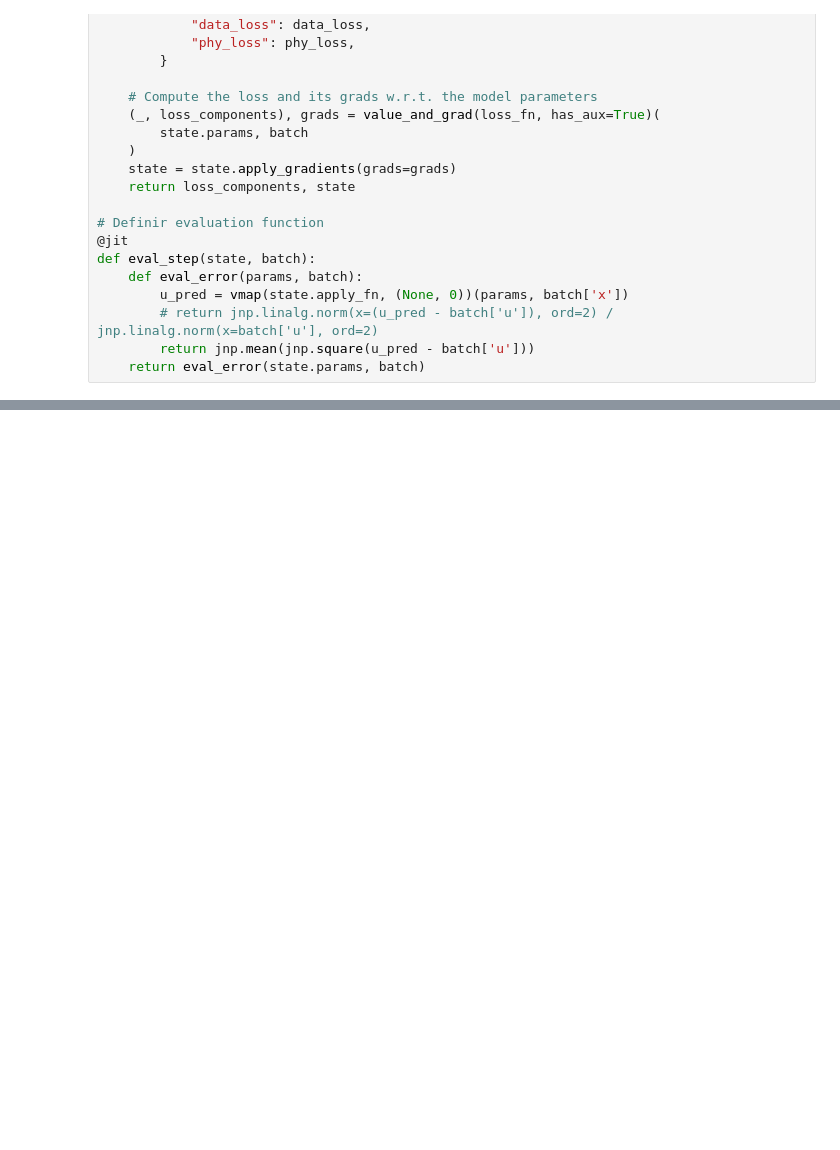
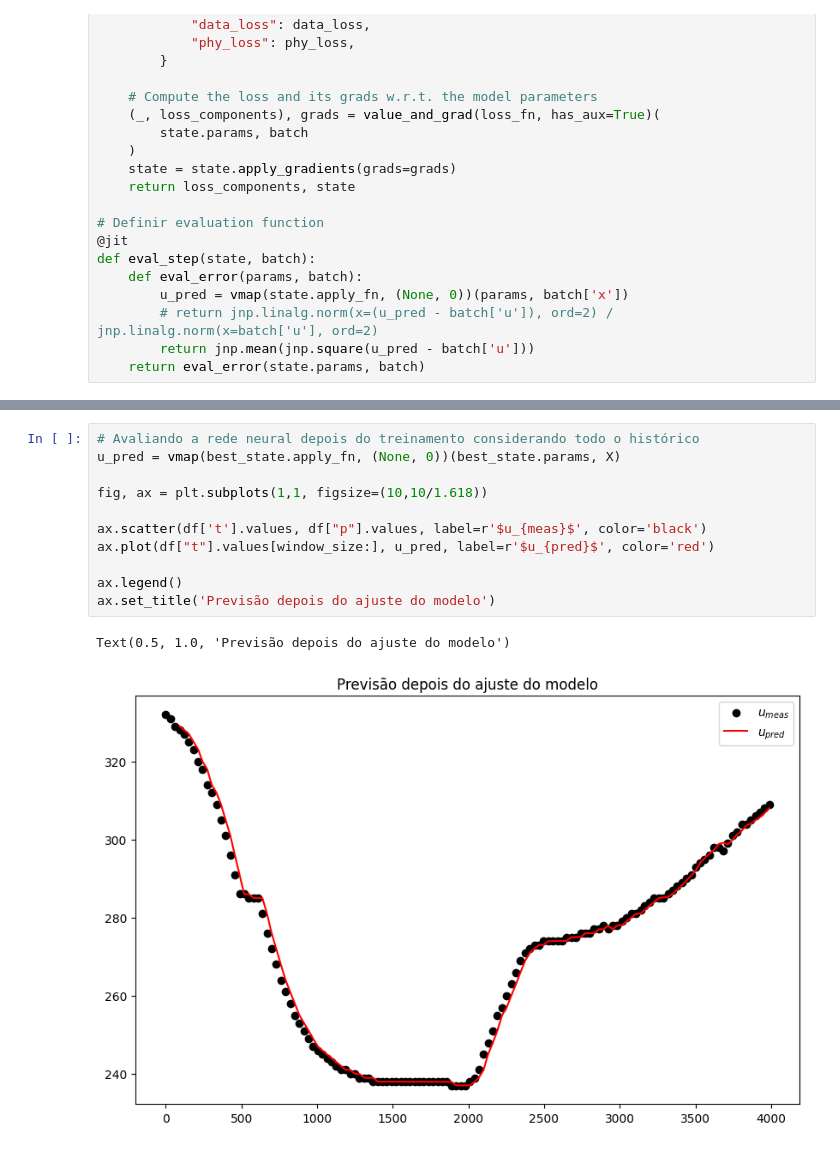
Before and after one commit to marcelogarret/projeto_mestrado, a Jupyter notebook: GRU_garret_JAX_PINN.ipynb, the cells around one changed output, grey strips where cells are left out. Drawn from its saved outputs; the diff is of its cells as text; blank space fills up the shorter version.

```diff
--- a/GRU_garret_JAX_PINN.ipynb
+++ b/GRU_garret_JAX_PINN.ipynb
@@ -531,0 +923,14 @@ Text(0.5, 1.0, 'Previsão depois do ajuste do modelo')
+# %%
+# Avaliando a rede neural depois do treinamento considerando todo o histórico
+u_pred = vmap(best_state.apply_fn, (None, 0))(best_state.params, X)
+
+fig, ax = plt.subplots(1,1, figsize=(10,10/1.618))
+
+ax.scatter(df['t'].values, df["p"].values, label=r'$u_{meas}$', color='black')
+ax.plot(df["t"].values[window_size:], u_pred, label=r'$u_{pred}$', color='red')
+
+ax.legend()
+ax.set_title('Previsão depois do ajuste do modelo')
+# %% [output]
+Text(0.5, 1.0, 'Previsão depois do ajuste do modelo')
+[figure, added]
```
Also changed, not shown: parts of 28 cells of this notebook.
